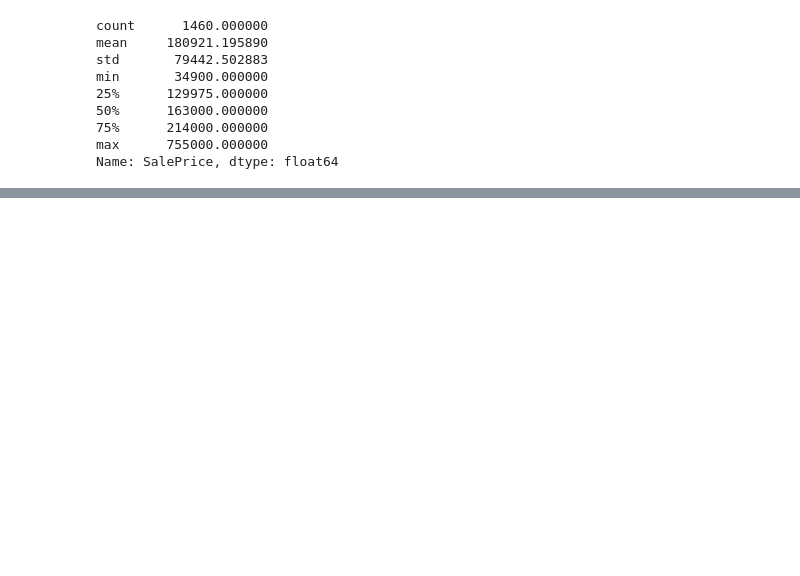
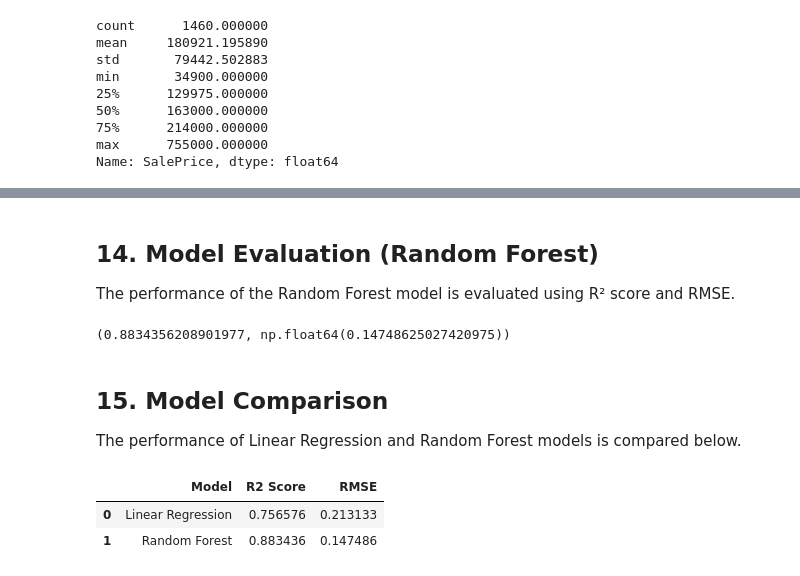
Before and after one commit to parthhhh18/CODTECH-Task2-Machine-Learning, a Jupyter notebook: notebooks/house_price_prediction.ipynb, the cells around one changed output, grey strips where cells are left out. Saved outputs shown, nothing was run; the diff lists cells and outputs as text; code cells hidden in the pictures; blank space fills up the shorter version.

```diff
--- a/notebooks/house_price_prediction.ipynb
+++ b/notebooks/house_price_prediction.ipynb
@@ -90,0 +193,39 @@ df["SalePrice"] = np.log1p(df["SalePrice"])
+# %%
+from sklearn.ensemble import RandomForestRegressor
+
+rf = RandomForestRegressor(
+    n_estimators=200,
+    random_state=42,
+    n_jobs=-1
+)
+
+rf.fit(X_train, y_train)
+
+y_pred_rf = rf.predict(X_test)
+# %% [markdown]
+## 14. Model Evaluation (Random Forest)
+
+The performance of the Random Forest model is evaluated using R² score and RMSE.
+# %%
+r2_rf = r2_score(y_test, y_pred_rf)
+rmse_rf = np.sqrt(mean_squared_error(y_test, y_pred_rf))
+
+r2_rf, rmse_rf
+# %% [output]
+(0.8834356208901977, np.float64(0.14748625027420975))
+# %% [markdown]
+## 15. Model Comparison
+
+The performance of Linear Regression and Random Forest models is compared below.
+# %%
+comparison = pd.DataFrame({
+    "Model": ["Linear Regression", "Random Forest"],
+    "R2 Score": [r2_lr, r2_rf],
+    "RMSE": [rmse_lr, rmse_rf]
+})
+
+comparison
+# %% [output]
+|  | Model | R2 Score | RMSE |
+| 0 | Linear Regression | 0.756576 | 0.213133 |
+| 1 | Random Forest | 0.883436 | 0.147486 |
```
Also changed, not shown: parts of 35 cells of this notebook.
